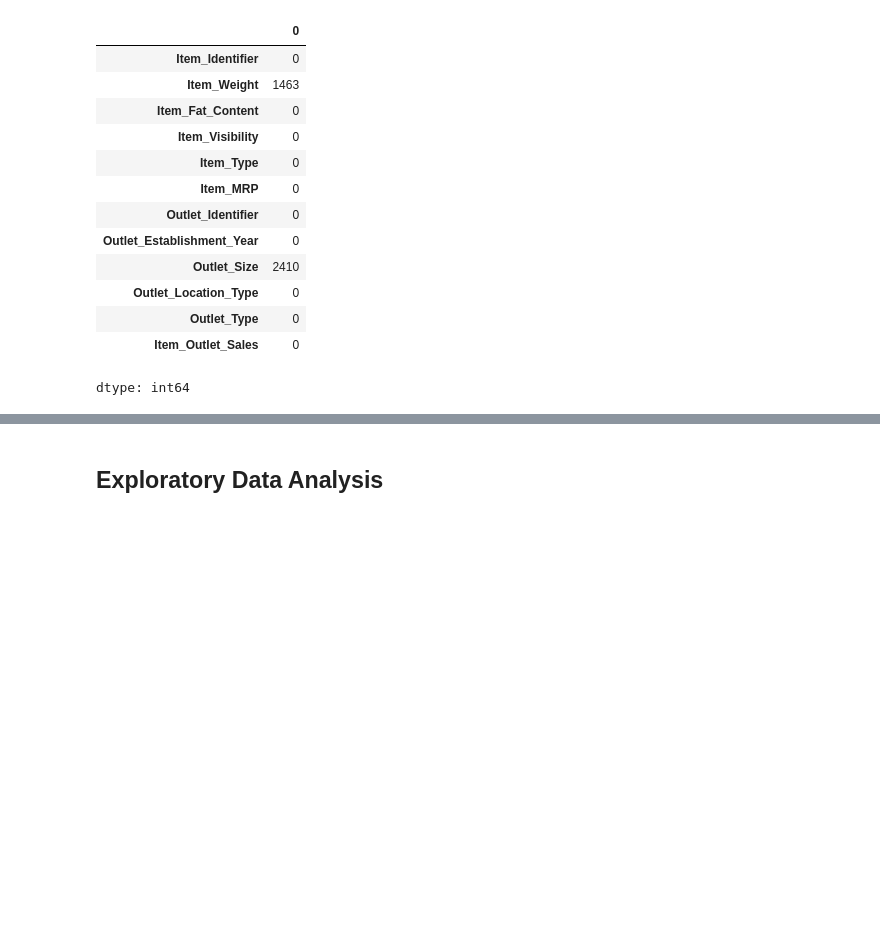
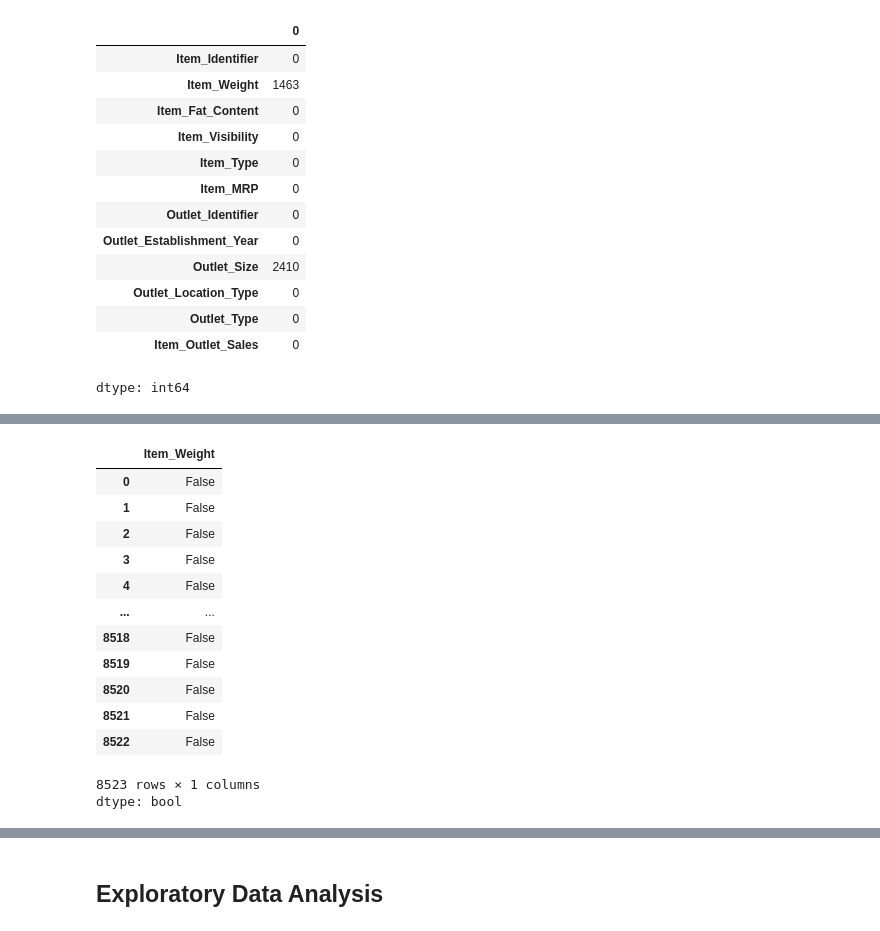
Before and after one commit to Khalil-Salama/Prediction-of-Product-Sales, a Jupyter notebook: Prediction_of_Product_Sales.ipynb, the cells around one changed output, grey strips where cells are left out. Saved outputs shown, nothing was run; the diff lists cells and outputs as text; code cells hidden in the pictures; blank space fills up the shorter version.

```diff
--- a/Prediction_of_Product_Sales.ipynb
+++ b/Prediction_of_Product_Sales.ipynb
@@ -129,0 +160,19 @@ dtype: int64
+# %%
+# adressing the nulls in Float
+null_item_weight= sales_pred['Item_Weight'].isna()
+null_item_weight
+# %% [output]
+|  | Item_Weight |
+| 0 | False |
+| 1 | False |
+| 2 | False |
+| 3 | False |
+| 4 | False |
+| ... | ... |
+| 8518 | False |
+| 8519 | False |
+| 8520 | False |
+| 8521 | False |
+| 8522 | False |
+8523 rows × 1 columns
+dtype: bool
```
Also changed, not shown: parts of 8 cells of this notebook.
